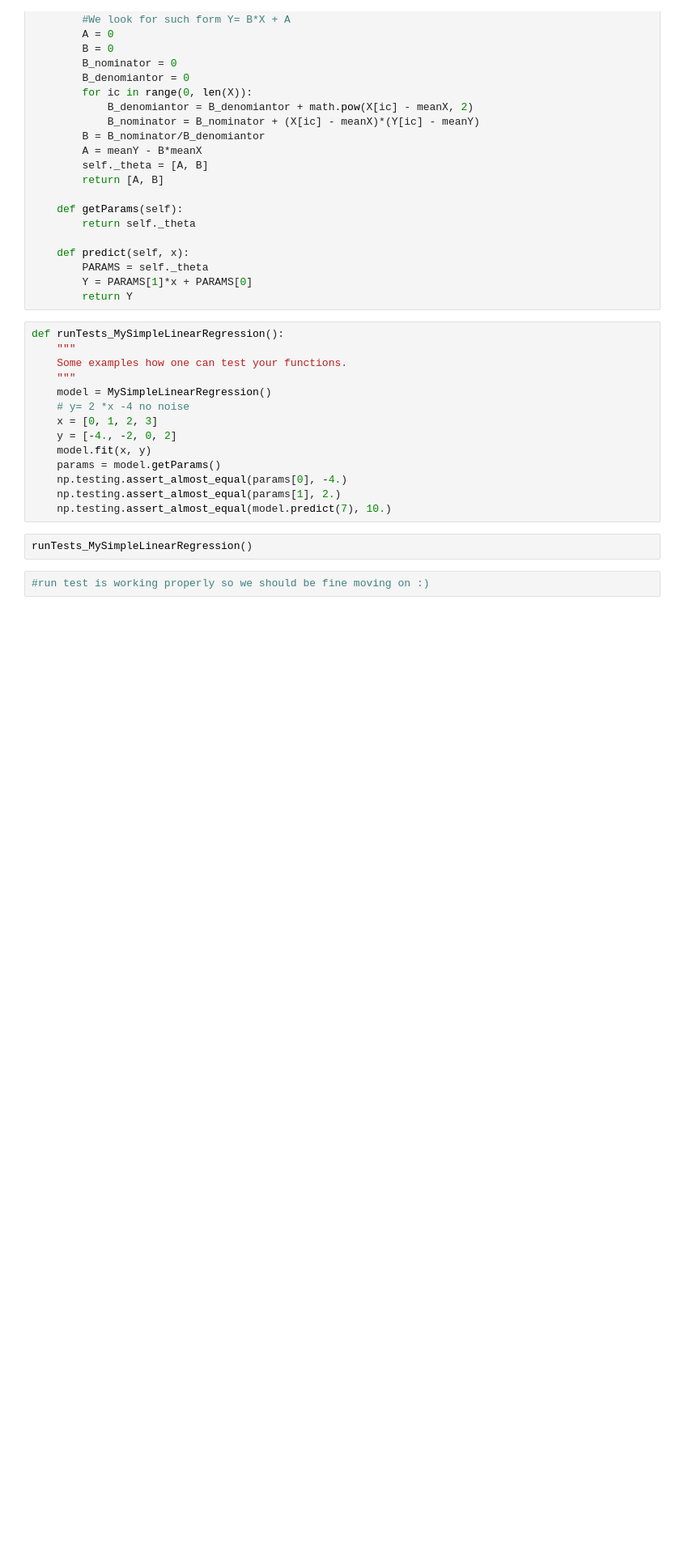
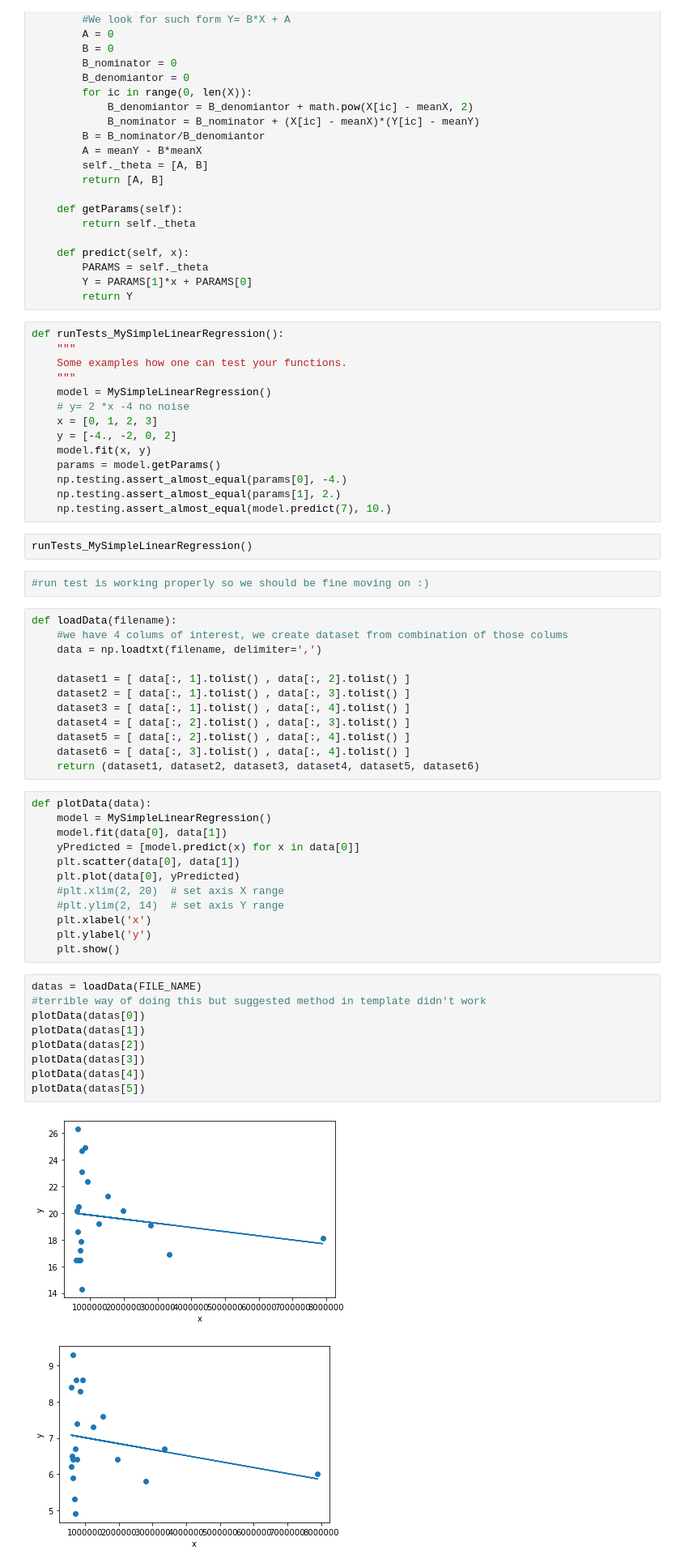
Before and after one commit to KSkwarczynski/Python, a Jupyter notebook: dataScienceAndML/Regression/LinearRegression.ipynb, the cells around one changed output. Shown at 81% size. Saved outputs shown, nothing was run; the diff lists cells and outputs as text; blank space fills up the shorter version.

```diff
--- a/dataScienceAndML/Regression/LinearRegression.ipynb
+++ b/dataScienceAndML/Regression/LinearRegression.ipynb
@@ -64,3 +64,39 @@ def runTests_MySimpleLinearRegression():
 runTests_MySimpleLinearRegression()
 # %%
 #run test is working properly so we should be fine moving on :)
+# %%
+def loadData(filename):
+    #we have 4 colums of interest, we create dataset from combination of those colums
+    data = np.loadtxt(filename, delimiter=',')
+
+    dataset1 = [ data[:, 1].tolist() , data[:, 2].tolist() ]
+    dataset2 = [ data[:, 1].tolist() , data[:, 3].tolist() ]
+    dataset3 = [ data[:, 1].tolist() , data[:, 4].tolist() ]
+    dataset4 = [ data[:, 2].tolist() , data[:, 3].tolist() ]
+    dataset5 = [ data[:, 2].tolist() , data[:, 4].tolist() ]
+    dataset6 = [ data[:, 3].tolist() , data[:, 4].tolist() ]
+    return (dataset1, dataset2, dataset3, dataset4, dataset5, dataset6)
+# %%
+def plotData(data):
+    model = MySimpleLinearRegression()
+    model.fit(data[0], data[1])
+    yPredicted = [model.predict(x) for x in data[0]]
+    plt.scatter(data[0], data[1])
+    plt.plot(data[0], yPredicted)
+    #plt.xlim(2, 20)  # set axis X range
+    #plt.ylim(2, 14)  # set axis Y range
+    plt.xlabel('x')
+    plt.ylabel('y')
+    plt.show()
+# %%
+datas = loadData(FILE_NAME)
+#terrible way of doing this but suggested method in template didn't work
+plotData(datas[0])
+plotData(datas[1])
+plotData(datas[2])
+plotData(datas[3])
+plotData(datas[4])
+plotData(datas[5])
+# %% [output]
+[figure, added]
+[figure, added]
```
Also changed, not shown: parts of 2 cells of this notebook.
